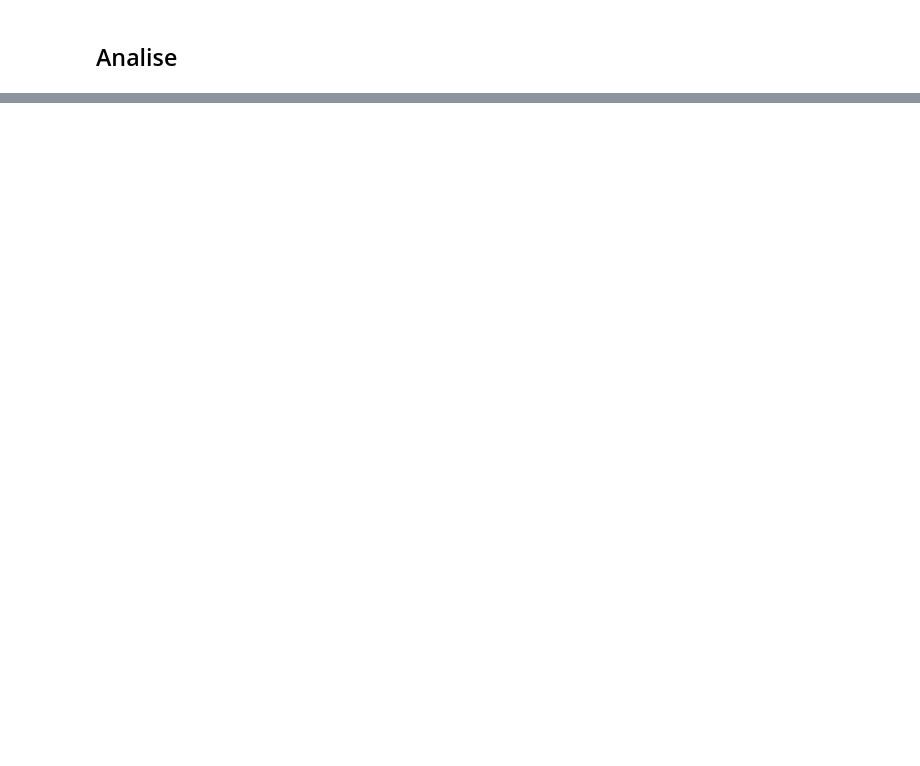
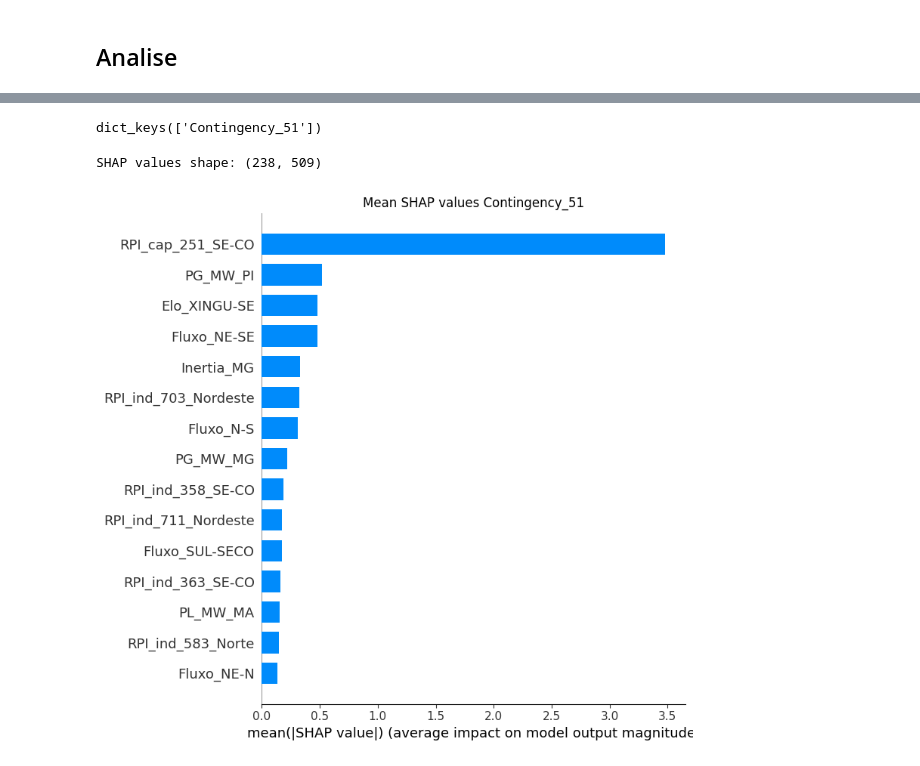
Before and after one commit to DavidSzO/Cluster_Interpretability_SIN, a Jupyter notebook: ClusterInterpretability.ipynb, the cells around one changed output, grey strips where cells are left out. Cells and saved outputs as stored; diff of their text form; code cells hidden in the pictures; blank space fills up the shorter version.

```diff
--- a/ClusterInterpretability.ipynb
+++ b/ClusterInterpretability.ipynb
@@ -1081,2 +1395,6 @@ region = 'all'
 # %% [markdown]
 ## Analise
+# %%
+df_completeTOT = pd.concat([DATA['nt'], DATA['ger']],ignore_index=True)
+df_completeTOT = df_completeTOT.sort_values('REG')  # Mergesort is stable and can be faster in some cases
+df_completeTOT = optimize_dataframe_dtypes(df_completeTOT)
@@ -1207,20 +1573,0 @@ weighted avg       1.00      1.00      1.00      1344
-# %%
-if shapValues:
-    if Trainall:
-        X_test = X_train
-        Y_test = Y_train
-
-    if PipelineObject:
-        explainer = shap.Explainer(pipeline['rf'], X_train)
-        shap_values = explainer(X_test)
-
-        shap_values_shape = np.shape(shap_values.values)
-        print(f'In your case, your SHAP values have shape {shap_values_shape}, so you have SHAP values for multiple instances ({shap_values_shape[0]} instances in this case) and multiple features ({shap_values_shape[1]} features).')
-    else:
-        # Create SHAP explainer
-        explainer = shap.TreeExplainer(model)
-        # Calculate SHAP values for the test set
-        shap_values = explainer.shap_values(X_test)
-
-        shap_values_shape = np.shape(shap_values)
-        print(f'In your case, your SHAP values have shape {shap_values_shape}, so you have SHAP values for multiple instances ({shap_values_shape[0]} instances in this case) and multiple features ({shap_values_shape[1]} features).')
@@ -1240 +1743,27 @@ for i, class_name in enumerate(class_names):
+# %%
+shap_explainer_dict.keys()
+# %% [output]
+dict_keys(['Contingency_51'])
+# %%
+# Retrieve the explainer from the dictionary
+
+for keysy in shap_explainer_dict.keys():
+    explainer = shap_explainer_dict[keysy]
+
+    # Compute SHAP values for X_test (assuming you want the 2D array)
+    shap_values = explainer.shap_values(X_test)
+    print("SHAP values shape:", shap_values.shape)
+
+    # For a binary classification model, shap_values is often a 2D array (n_samples, n_features)
+    # If it is instead a list (one array per class), you might need to select one. For example, for the positive class:
+    # shap_values = shap_values[1]
+
+    # Since the SHAP values are 2D, no need to slice along a third dimension.
+    plt.figure()
+    plt.title('Mean SHAP values ' + keysy)
+    shap.summary_plot(shap_values, X_test, plot_type="bar", max_display=15, feature_names=X_test.columns)
+    plt.show()
+# %% [output]
+SHAP values shape: (238, 509)
+[figure, added]
 # %%
```
Also changed, not shown: parts of 49 cells of this notebook, 38 other files.
